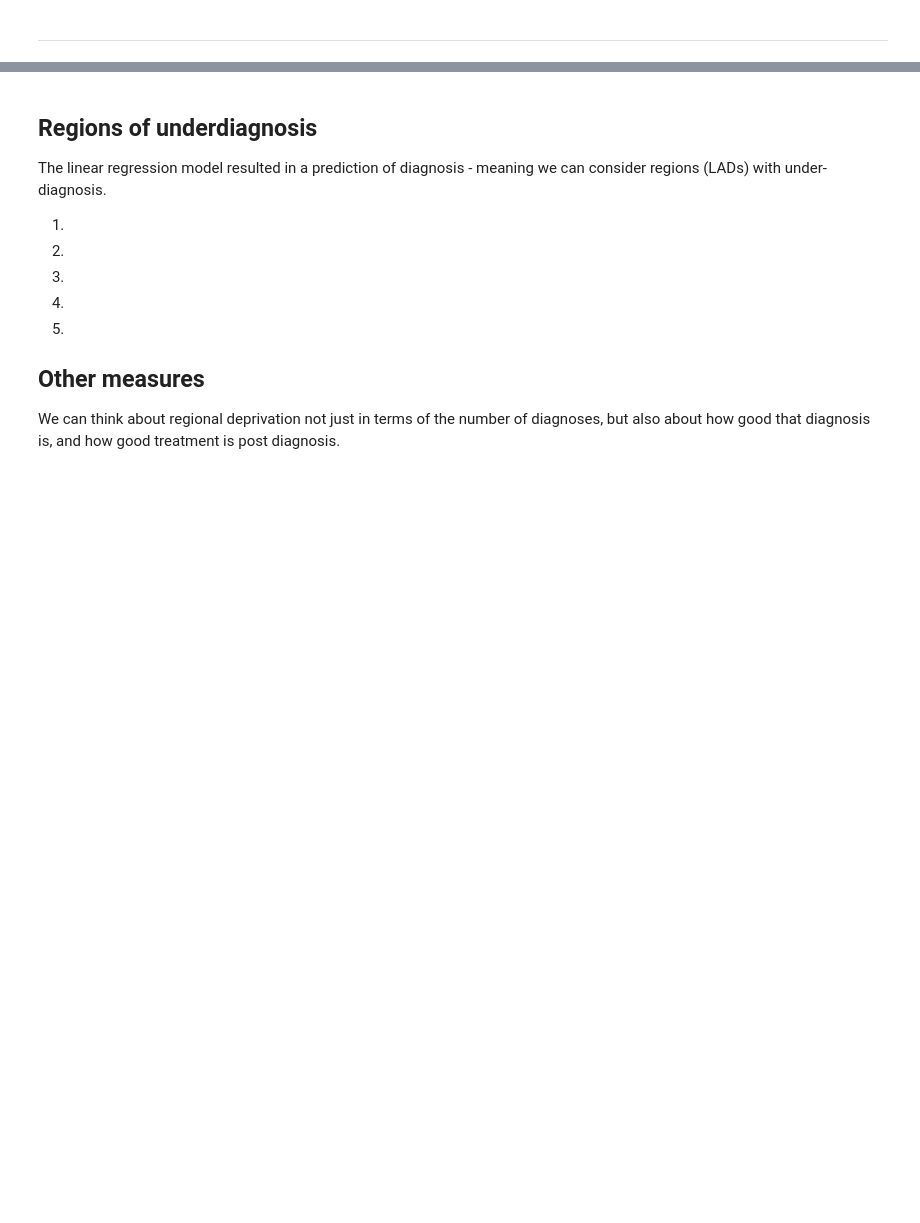
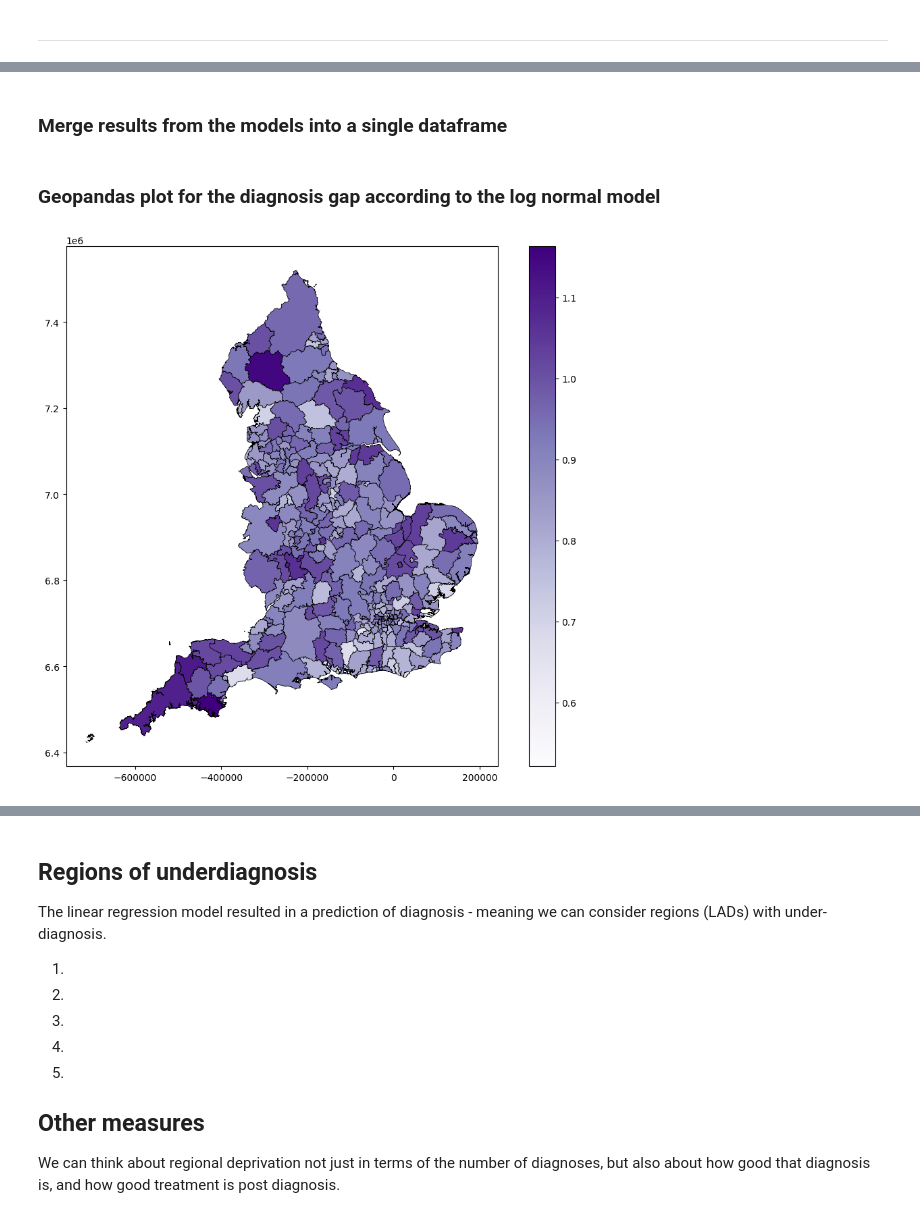
Before and after one commit to Bea-Taylor/DifDem_inequalities, a Jupyter notebook: nbs/core/06_comparison_across_measures.ipynb, the cells around one changed output, grey strips where cells are left out. Saved outputs shown, nothing was run; the diff lists cells and outputs as text; code cells hidden in the pictures; blank space fills up the shorter version.

Commit message:
added plots of the model results

```diff
--- a/nbs/core/06_comparison_across_measures.ipynb
+++ b/nbs/core/06_comparison_across_measures.ipynb
@@ -33,0 +23,28 @@ df_dem_plus.head()
+# %%
+#|export
+df_reg_model = pd.read_csv(const.output_path+'/reg_model/reg_model_results.csv')
+df_IMD_reg_model = pd.read_csv(const.output_path+'/IMD_test_set_reg_model/IMD_reg_model_results.csv')
+df_log_norm_model = pd.read_csv(const.output_path+'/log_norm_model/log_norm_model_results.csv')
+# %%
+# Load geojson files of LAD boundaries
+gdf_LAD = gpd.read_file(const.data_path+'/LAD_area/LAD_Dec_2021_GB_BFC_2022_-8975151699474964544.geojson')
+gdf_LAD = gdf_LAD.to_crs(epsg=3857)
+# %% [markdown]
+### Merge results from the models into a single dataframe
+# %%
+df_reg_model_results = pd.merge(gdf_LAD, df_reg_model[['area_name', 'reg_model_residuals', 'reg_model_pred']], left_on='LAD21NM', right_on='area_name')
+df_reg_model_results.drop(columns='area_name', inplace=True)
+
+df_both_reg_model_results = pd.merge(df_reg_model_results, df_IMD_reg_model[['area_name','IMD_reg_model_residuals', 'IMD_reg_model_pred']], left_on='LAD21NM', right_on='area_name')
+df_both_reg_model_results.drop(columns='area_name', inplace=True)
+
+df_model_results = pd.merge(df_both_reg_model_results, df_log_norm_model[['area_name', 'log_norm_model_pred', 'diagnosis_gap']], left_on='LAD21NM', right_on='area_name')
+df_model_results.drop(columns='area_name', inplace=True)
+# %% [markdown]
+### Geopandas plot for the diagnosis gap according to the log normal model
+# %%
+fig, ax = plt.subplots(figsize=(12,10))
+df_model_results.plot(ax=ax, column='diagnosis_gap', edgecolor='black', linewidth=0.5, alpha=1.0, cmap='Purples', legend=True)
+plt.show()
+# %% [output]
+[figure, added]
```
Also changed, not shown: parts of 7 cells of this notebook.
